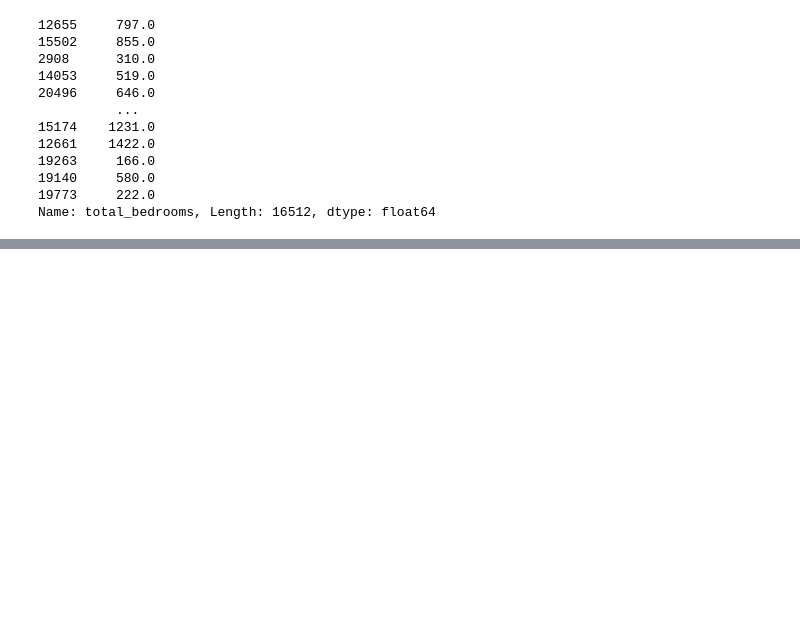
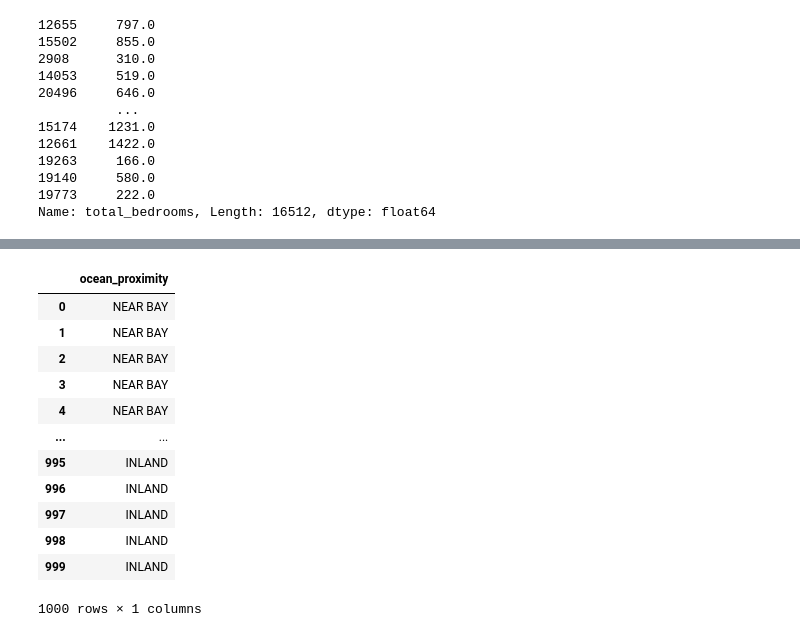
Before and after one commit to Geethan-K/housing-price-prediction, a Jupyter notebook: house_price_prediction.ipynb, the cells around one changed output, grey strips where cells are left out. Saved outputs shown, nothing was run; the diff lists cells and outputs as text; code cells hidden in the pictures; blank space fills up the shorter version.

```diff
--- a/house_price_prediction.ipynb
+++ b/house_price_prediction.ipynb
@@ -390,0 +448,19 @@ array([-1.18510000e+02,  3.42600000e+01,  2.90000000e+01,  2.11900000e+03,
+# %%
+###  Earlier we left ocean_proximity coz , its a text attribtue , so , we cannot compute its median.
+
+housing_cat = housing_original[['ocean_proximity']]
+housing_cat.head(1000)
+# %% [output]
+|  | ocean_proximity |
+| 0 | NEAR BAY |
+| 1 | NEAR BAY |
+| 2 | NEAR BAY |
+| 3 | NEAR BAY |
+| 4 | NEAR BAY |
+| ... | ... |
+| 995 | INLAND |
+| 996 | INLAND |
+| 997 | INLAND |
+| 998 | INLAND |
+| 999 | INLAND |
+1000 rows × 1 columns
```
Also changed, not shown: parts of 18 cells of this notebook.
